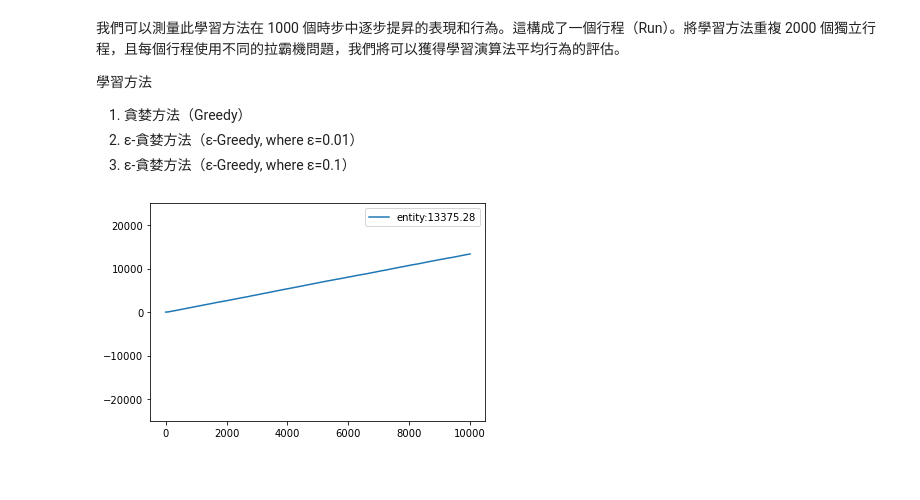
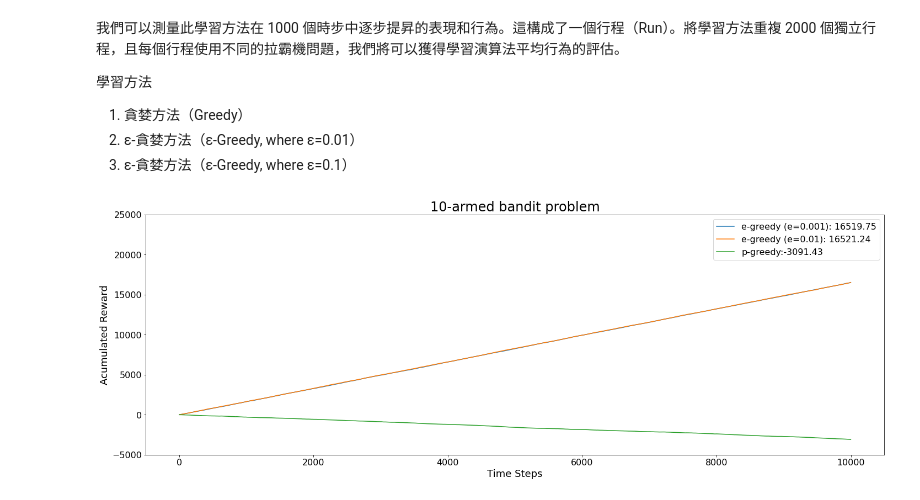
Before and after one commit to Ratherman/Reinforcement-Learning, a Jupyter notebook: CH2.ipynb, the cells around one changed output. Drawn from its saved outputs; the diff is of its cells as text; code cells hidden in the pictures; blank space fills up the shorter version.

```diff
--- a/CH2.ipynb
+++ b/CH2.ipynb
@@ -101,7 +101,7 @@ def init_entity():
     }
     return entity
 
-def greedy_method(mode, steps, entity):
+def greedy_method(mode, steps, entity, epsilon=None):
 
     #print(mode, steps, len(entity["reward_record"]))
     reward_record = entity["reward_record"]
@@ -120,6 +120,15 @@ def greedy_method(mode, steps, entity):
         elif mode == "exploit":
             # 選擇最高分的 action 拉
             action_idx = np.argmax(list(reward_deci.values()))
+        elif mode == "epsilon":
+            if epsilon * 100 > random.randint(0,100):
+                # (隨機地)拉一次搖桿
+                #print("Hi")
+                action_idx = int(random.randint(0, 9))
+            else:
+                #print("Hey")
+                action_idx = np.argmax(list(reward_deci.values()))
+
 
         key_idx = f"_{action_idx}"
 
@@ -152,15 +161,32 @@ def greedy_method(mode, steps, entity):
 # %%
 import matplotlib.pyplot as plt
 
-entity = init_entity()
+# Greedy: Explore 10 steps, Exploit 990 steps
+entity_greedy = init_entity()
+explore_steps = 3
+entity_greedy = greedy_method(mode="explore", steps=explore_steps, entity=entity_greedy)
+entity_greedy = greedy_method(mode="exploit", steps=10000-explore_steps, entity=entity_greedy)
 
-explore_steps = 50
-entity_pre = greedy_method(mode="explore", steps=explore_steps, entity=entity)
-entity_post = greedy_method(mode="exploit", steps=10000-explore_steps, entity=entity_pre)
+# Epsilon Greedy: 'e' % Explore, '1-e' % Exploit
+entity_e_greedy_001 = init_entity()
+entity_e_greedy_001 = greedy_method(mode="explore", steps=explore_steps, entity=entity_e_greedy_001)
+entity_e_greedy_001 = greedy_method(mode="epsilon", steps=10000-explore_steps, entity=entity_e_greedy_001, epsilon=0.001)
 
-plt.plot(entity_post["acc_reward_record"], label=f"entity:{round(entity_post['acc_reward_record'][-1], 2)}")
-plt.legend()
-plt.ylim([-25000, 25000])
+entity_e_greedy_01 = init_entity()
+entity_e_greedy_01 = greedy_method(mode="explore", steps=explore_steps, entity=entity_e_greedy_01)
+entity_e_greedy_01 = greedy_method(mode="epsilon", steps=10000-explore_steps, entity=entity_e_greedy_01, epsilon=0.01)
+
+plt.figure(figsize=(24, 8))
+plt.plot(entity_e_greedy_001["acc_reward_record"], label=f"e-greedy (e=0.001): {round(entity_e_greedy_001['acc_reward_record'][-1], 2)}")
+plt.plot(entity_e_greedy_01["acc_reward_record"], label=f"e-greedy (e=0.01): {round(entity_e_greedy_01['acc_reward_record'][-1], 2)}")
+plt.plot(entity_greedy["acc_reward_record"], label=f"p-greedy:{round(entity_greedy['acc_reward_record'][-1], 2)}")
+plt.legend(fontsize=16)
+plt.title("10-armed bandit problem", fontsize=24)
+plt.xlabel("Time Steps", fontsize=18)
+plt.ylabel("Acumulated Reward",fontsize=18)
+plt.ylim([-5000, 25000])
+plt.xticks(fontsize=16)
+plt.yticks(fontsize=16)
 plt.show()
 # %% [output]
-[figure, old version]
+[figure, new version]
```
Also changed, not shown: parts of 2 cells of this notebook.
